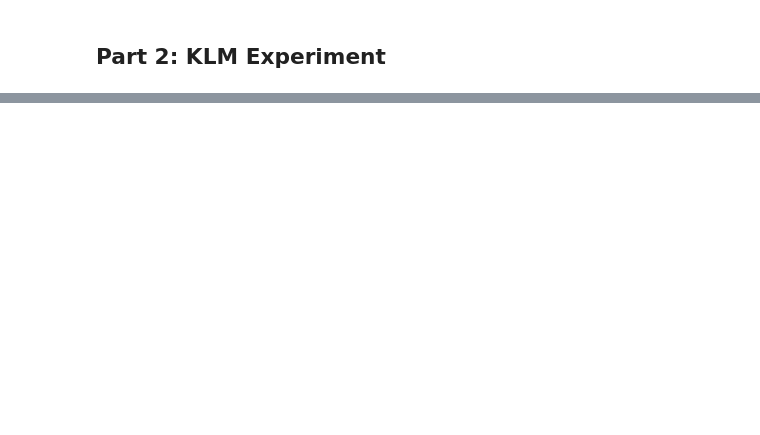
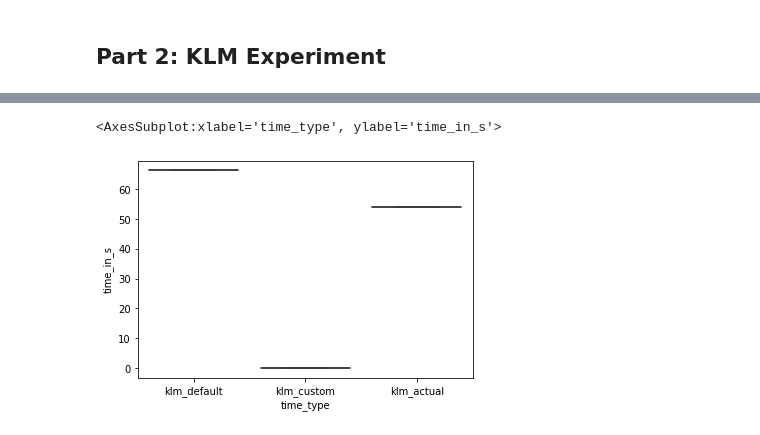
Before and after one commit to ITT-21SS-UR/assignment6-modellinginteraction-lm6, a Jupyter notebook: klm_report.ipynb, the cells around one changed output, grey strips where cells are left out. Cells and saved outputs as stored; diff of their text form; code cells hidden in the pictures; blank space fills up the shorter version.

Commit message:
Add some initial appropriate visualizations

```diff
--- a/klm_report.ipynb
+++ b/klm_report.ipynb
@@ -54,0 +88,7 @@ Predicted task completion time for the given operators using default klm values:
+# %%
+# add the actual task completion times
+# times_df['task_time_actual_in_s'] = actual_times
+# times_df.head()
+actual_times_df = pd.DataFrame.from_dict(actual_times, orient='index', columns=['task_time_actual_in_s']).reset_index()
+actual_times_df.rename(columns={actual_times_df.columns[0]:'task_id'}, inplace = True)
+actual_times_df
@@ -54,0 +101,3 @@ Predicted task completion time for the given operators using default klm values:
+# %%
+merged_df = times_df.merge(actual_times_df, on="task_id")
+merged_df
@@ -54,0 +112,7 @@ Predicted task completion time for the given operators using default klm values:
+# %%
+# tODO daten ins wide format mit melt bringen ? (die 3 zeiten!!)
+renamed_df = merged_df.rename(columns={'task_time_default_in_s': 'klm_default', 'task_time_custom_in_s': 'klm_custom', 'task_time_actual_in_s': 'klm_actual'})
+merged_df_long = pd.melt(renamed_df, id_vars=['task_id'],
+                         value_vars=['klm_default', 'klm_custom', 'klm_actual'],
+                         var_name='time_type', value_name='time_in_s')
+merged_df_long
@@ -54,0 +136,11 @@ Predicted task completion time for the given operators using default klm values:
+# %%
+# try useful splits
+
+task_1 = merged_df_long[merged_df_long['task_id'] == 1]
+display(task_1)
+
+time_actual = merged_df_long[merged_df_long['time_type'] == "klm_actual"]
+display(time_actual)
+
+task_1_times_actual = merged_df_long[(merged_df_long['task_id'] == 1) & (merged_df_long['time_type'] == "klm_actual")]
+task_1_times_actual
@@ -54,0 +159,6 @@ Predicted task completion time for the given operators using default klm values:
+# %%
+sns.boxplot(data=task_1, x="time_type", y="time_in_s")
+# sollte besser werden mit mehr daten...
+# %% [output]
+<AxesSubplot:xlabel='time_type', ylabel='time_in_s'>
+[figure, added]
```
Also changed, not shown: parts of 26 cells of this notebook, 1 other file.
